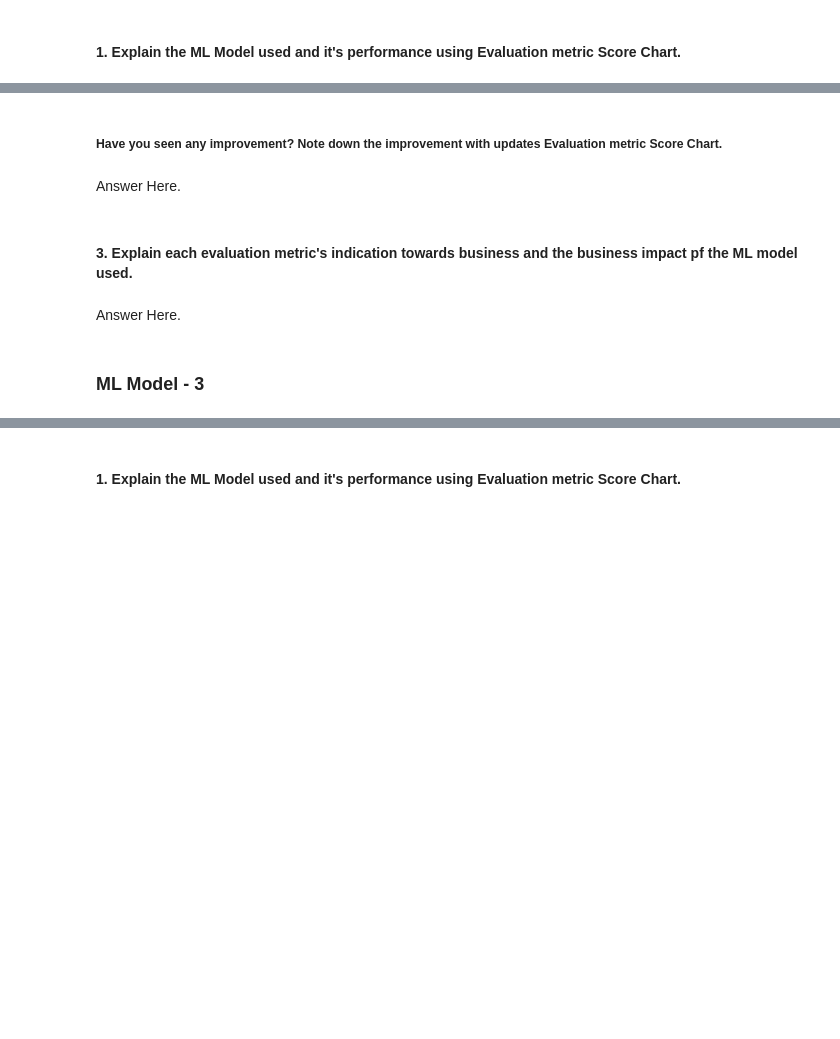
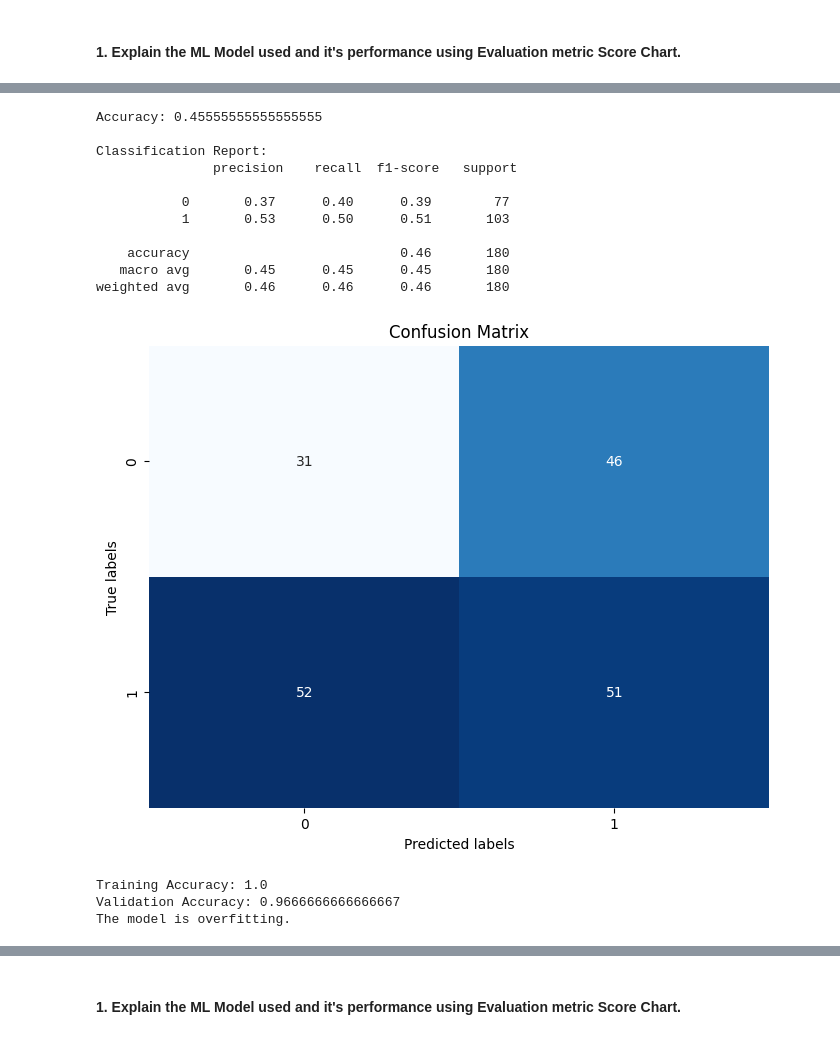
Before and after one commit to Ayushx29/Voyage-Analytics-Integrating-MLOps-in-Travel-Productionization-of-ML-Systems, a Jupyter notebook: Gender_Classification.ipynb, the cells around one changed output, grey strips where cells are left out. Saved outputs shown, nothing was run; the diff lists cells and outputs as text; code cells hidden in the pictures; blank space fills up the shorter version.

```diff
--- a/Gender_Classification.ipynb
+++ b/Gender_Classification.ipynb
@@ -489,2 +489,11 @@ model_result
+# %%
+ # ML Model - 2 Implementation
+dt_classifier = DecisionTreeClassifier(random_state=42)
+
+# Fit the model to the training data
+dt_classifier.fit(X_train, y_train)
+
+# Make predictions on the test data
+y_pred_dt = dt_classifier.predict(X_test)
 # %% [markdown]
 #### 1. Explain the ML Model used and it's performance using Evaluation metric Score Chart.
@@ -505,10 +500,58 @@ Answer Here.
-# %% [markdown]
-##### Have you seen any improvement? Note down the improvement with updates Evaluation metric Score Chart.
-# %% [markdown]
-Answer Here.
-# %% [markdown]
-#### 3. Explain each evaluation metric's indication towards business and the business impact pf the ML model used.
-# %% [markdown]
-Answer Here.
-# %% [markdown]
-### ML Model - 3
+# %%
+# Visualizing evaluation Metric Score chart
+accuracy = dt_classifier.score(X_test, y_test)
+print("Accuracy:", accuracy)
+
+# Generate a classification report
+report = classification_report(y_test, y_pred_dt)
+print("\nClassification Report:\n", report)
+
+cm = confusion_matrix(y_test, y_pred_dt)
+
+# Plot confusion matrix
+plt.figure(figsize=(8, 6))
+sns.heatmap(cm, annot=True, fmt='d', cmap='Blues', cbar=False)
+plt.xlabel('Predicted labels')
+plt.ylabel('True labels')
+plt.title('Confusion Matrix')
+plt.show()
+# %% [output]
+Accuracy: 0.45555555555555555
+
+Classification Report:
+               precision    recall  f1-score   support
+
+           0       0.37      0.40      0.39        77
+           1       0.53      0.50      0.51       103
+
+    accuracy                           0.46       180
+   macro avg       0.45      0.45      0.45       180
+weighted avg       0.46      0.46      0.46       180
+[figure, added]
+# %%
+X_train, X_val, y_train, y_val = train_test_split(X, y, test_size=0.2, random_state=42)
+
+# Train the model on the training set
+dt_classifier.fit(X_train, y_train)
+
+# Predictions on training and validation sets
+y_train_pred = dt_classifier.predict(X_train)
+y_val_pred = dt_classifier.predict(X_val)
+
+# Calculate accuracy on training and validation sets
+train_accuracy = accuracy_score(y_train, y_train_pred)
+val_accuracy = accuracy_score(y_val, y_val_pred)
+
+# Print the accuracies
+print("Training Accuracy:", train_accuracy)
+print("Validation Accuracy:", val_accuracy)
+
+# Check if overfitting
+if train_accuracy > val_accuracy:
+    print("The model is overfitting.")
+else:
+    print("The model is not overfitting.")
+# %% [output]
+Training Accuracy: 1.0
+Validation Accuracy: 0.9666666666666667
+The model is overfitting.
```
Also changed, not shown: parts of 31 cells of this notebook.
